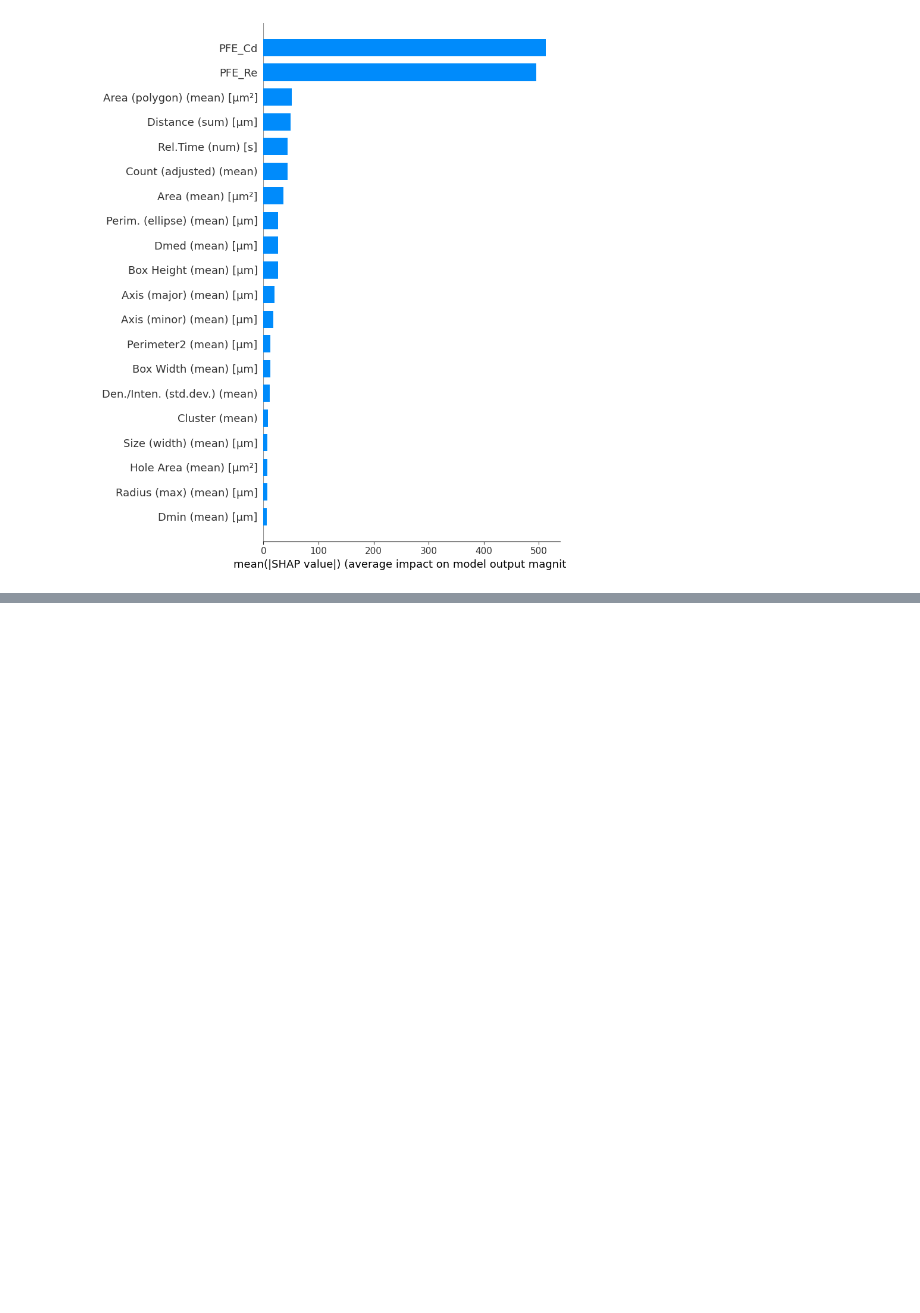
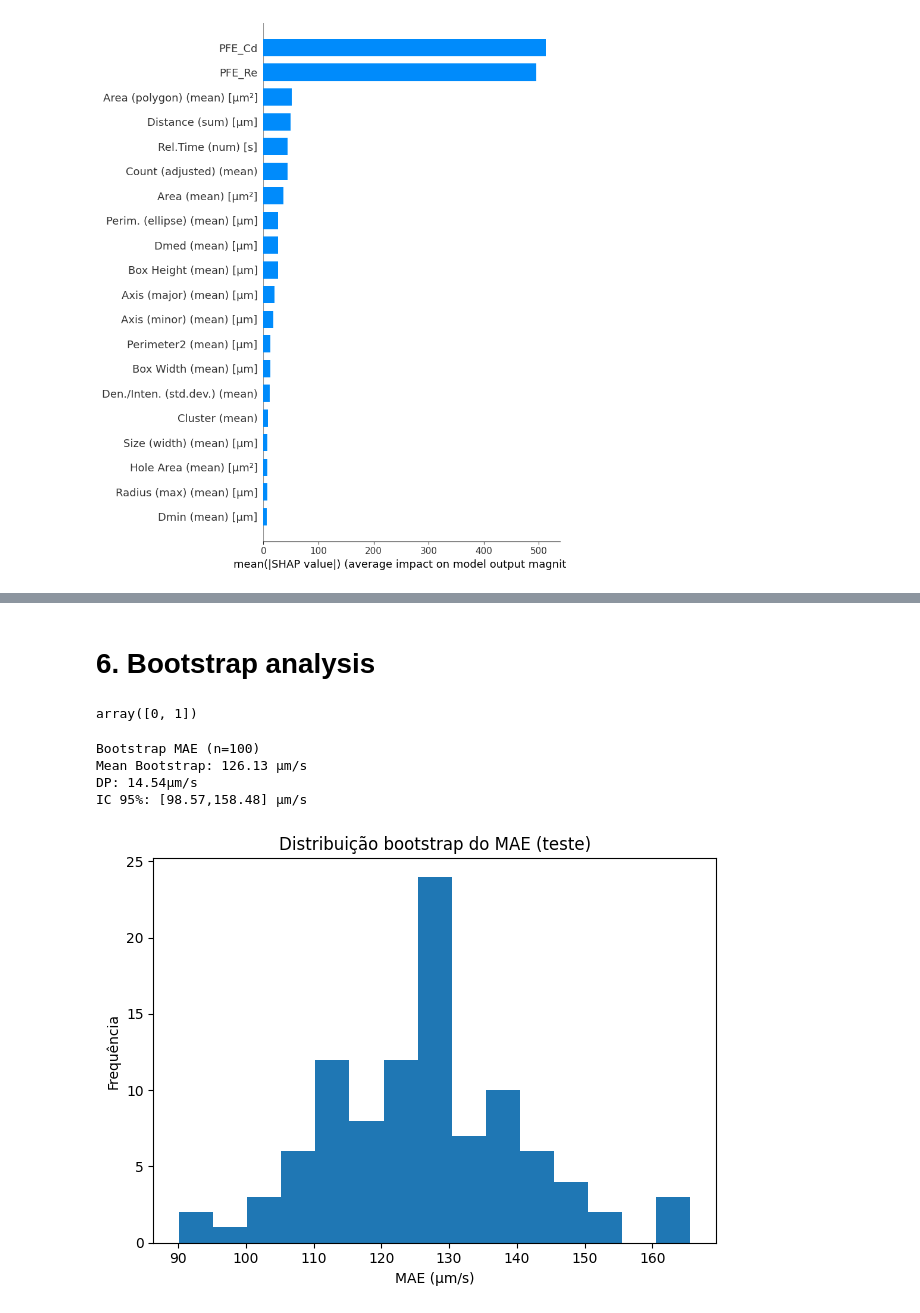
Before and after one commit to danieltodaDS/terminal-velocity-prediction, a Jupyter notebook: complementary_analysis.ipynb, the cells around one changed output, grey strips where cells are left out. Drawn from its saved outputs; the diff is of its cells as text; code cells hidden in the pictures; blank space fills up the shorter version.

```diff
--- a/complementary_analysis.ipynb
+++ b/complementary_analysis.ipynb
@@ -612,0 +514,51 @@ dtype: float64
+# %% [markdown]
+# 6. Bootstrap analysis
+# %%
+n_boot = 100
+rng = np.random.default_rng(42)
+# %%
+y_test_np = np.array(y_test)
+y_pred_np = np.array(y_pred_pfe)
+# %%
+mae_boot = []
+n = len(y_test_np)
+# %%
+rng.integers(0,2,size =2 )
+# %% [output]
+array([0, 1])
+# %%
+for _ in range(n_boot):
+
+    # * a cada iteração, dentro de um range de 0 a 100, é gerado um array de tamanho igual ao dataset de
+    #   de teste e numeros possiveis iguais aos indices deste dataset. É entao appendado em uma lista os
+    #   erros absolutos obtidos com uma amostra do dataset de teste e predicoes, considerando o conjunto
+    #   de indices dados por idx
+    idx =  rng.integers(0,n, size = n)
+    mae_boot.append(mean_absolute_error(y_test_np[idx], y_pred_np[idx]))
+
+mae_boot = np.array(mae_boot)
+
+mean_mae = mae_boot.mean()
+std_mae = mae_boot.std(ddof=1)
+ci_low, ci_high =np.percentile(mae_boot, [2.5, 97.5])
+# %%
+print(f"Bootstrap MAE (n={n_boot})")
+print (f"Mean Bootstrap: {mean_mae:.2f} µm/s")
+print (f"DP: {std_mae:.2f}µm/s")
+print(f"IC 95%: [{ci_low:.2f},{ci_high:.2f}] µm/s")
+# %% [output]
+Bootstrap MAE (n=100)
+Mean Bootstrap: 126.13 µm/s
+DP: 14.54µm/s
+IC 95%: [98.57,158.48] µm/s
+# %%
+# 6) Histograma
+plt.figure()
+plt.hist(mae_boot, bins=15)
+plt.xlabel("MAE (µm/s)")
+plt.ylabel("Frequência")
+plt.title("Distribuição bootstrap do MAE (teste)")
+plt.tight_layout()
+plt.show()
+# %% [output]
+[figure, added]
```
Also changed, not shown: parts of 36 cells of this notebook, 4 other files.
